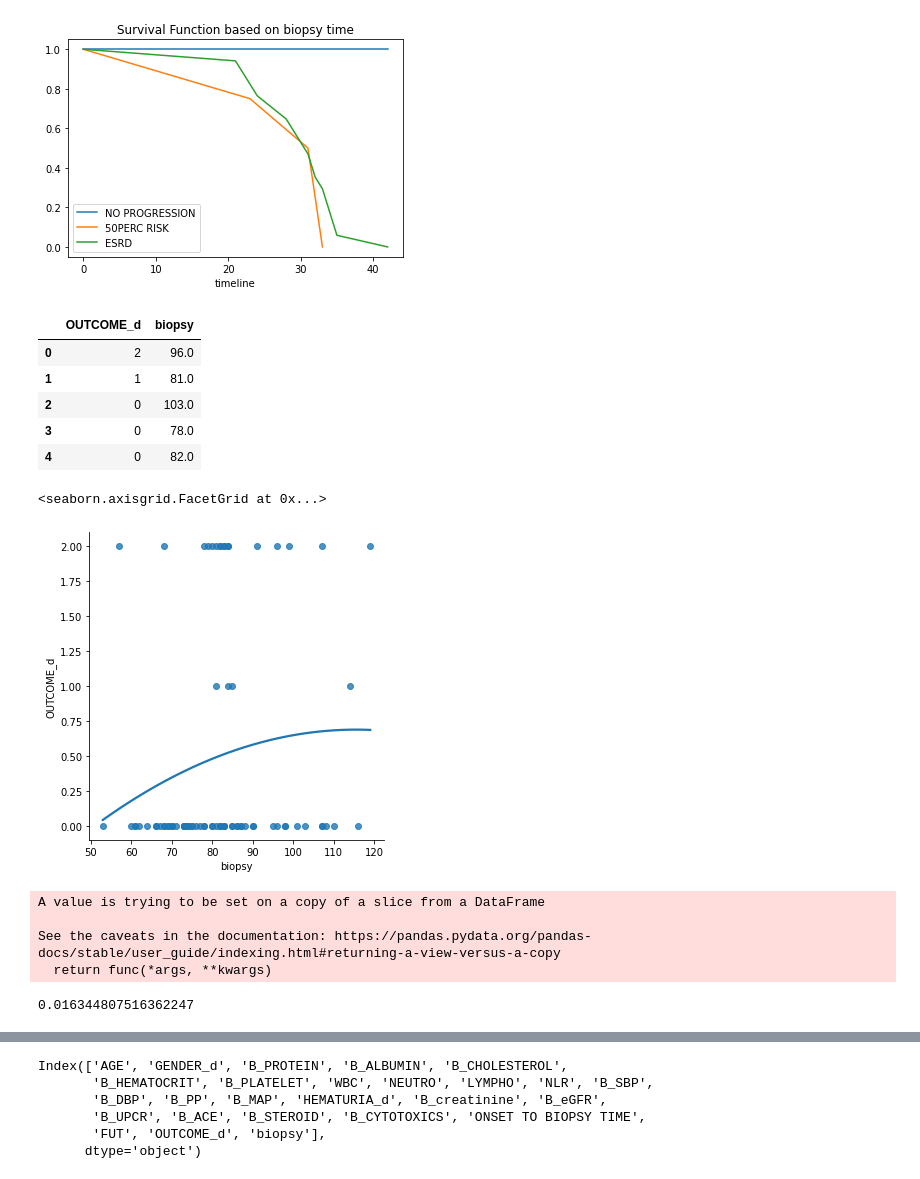
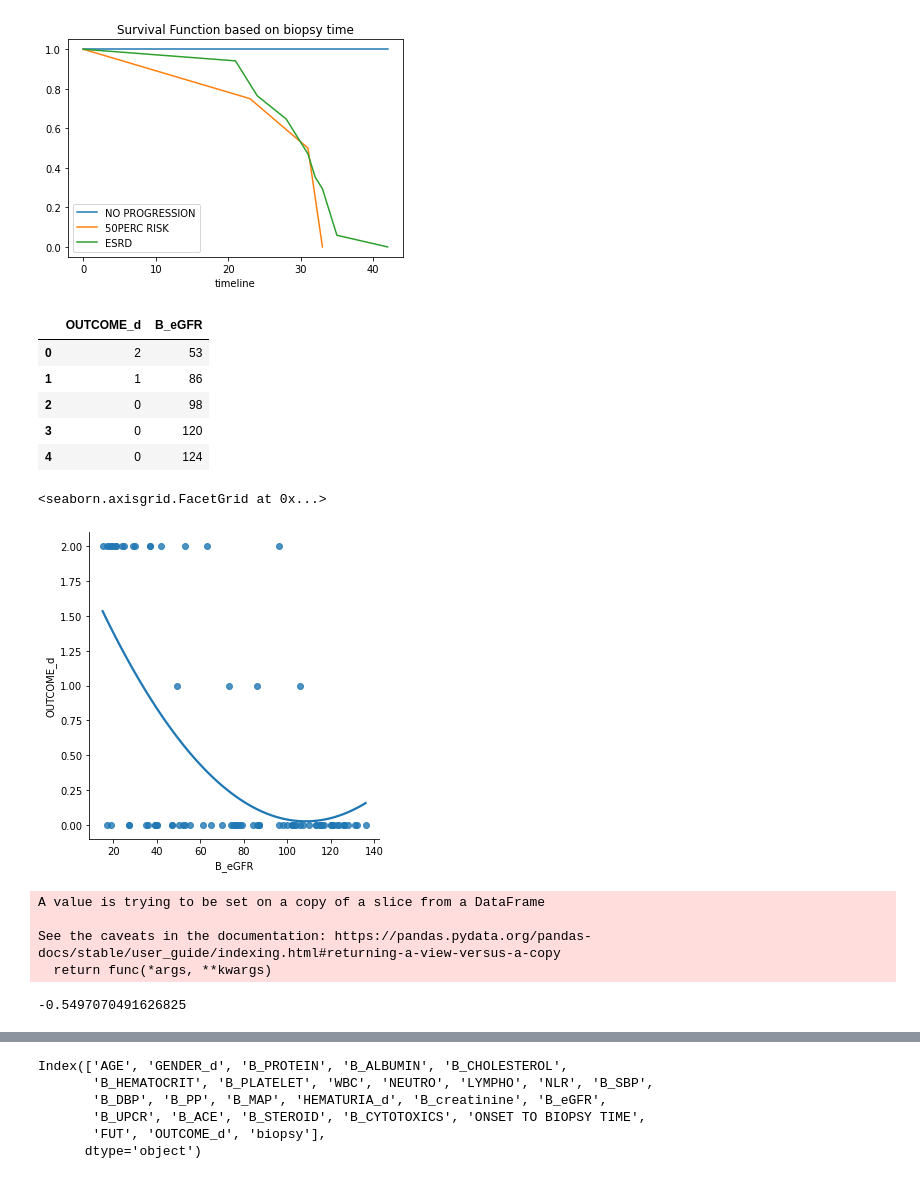
Before and after one commit to ibe-abu-chi/EXCEL-WORK, a Jupyter notebook: Copy_of_CKD_ANALYSIS.ipynb, the cells around one changed output, grey strips where cells are left out. Drawn from its saved outputs; the diff is of its cells as text; code cells hidden in the pictures.

```diff
--- a/Copy_of_CKD_ANALYSIS.ipynb
+++ b/Copy_of_CKD_ANALYSIS.ipynb
@@ -1025,29 +1025,29 @@ from sklearn import preprocessing, svm
 from sklearn.model_selection import train_test_split
 from sklearn.linear_model import LinearRegression
 # %%
-df_binary = df2[['OUTCOME_d', 'biopsy']]
+df_binary = df2[['OUTCOME_d', 'B_eGFR']]
 
 # Taking only the selected two attributes from the dataset
-df_binary.columns = ['OUTCOME_d', 'biopsy']
+df_binary.columns = ['OUTCOME_d', 'B_eGFR']
 #display the first 5 rows
 df_binary.head()
 # %% [output]
-|  | OUTCOME_d | biopsy |
-| 0 | 2 | 96.0 |
-| 1 | 1 | 81.0 |
-| 2 | 0 | 103.0 |
-| 3 | 0 | 78.0 |
-| 4 | 0 | 82.0 |
+|  | OUTCOME_d | B_eGFR |
+| 0 | 2 | 53 |
+| 1 | 1 | 86 |
+| 2 | 0 | 98 |
+| 3 | 0 | 120 |
+| 4 | 0 | 124 |
 # %%
 
 #plotting the Scatter plot to check relationship between Sal and Temp
-sns.lmplot(y ="OUTCOME_d", x ="biopsy", data = df_binary, order = 2, ci = None)
+sns.lmplot(y ="OUTCOME_d", x ="B_eGFR", data = df_binary, order = 2, ci = None)
 # %% [output]
 <seaborn.axisgrid.FacetGrid at 0x...>
-[figure, old version]
+[figure, new version]
 # %%
-X = np.array(df_binary['OUTCOME_d']).reshape(-1, 1)
-y = np.array(df_binary['biopsy']).reshape(-1, 1)
+X = np.array(df_binary['B_eGFR']).reshape(-1, 1)
+y = np.array(df_binary['OUTCOME_d']).reshape(-1, 1)
 
 # Separating the data into independent and dependent variables
 # Converting each dataframe into a numpy array
@@ -1067,7 +1067,7 @@ A value is trying to be set on a copy of a slice from a DataFrame
 
 See the caveats in the documentation: https://pandas.pydata.org/pandas-docs/stable/user_guide/indexing.html#returning-a-view-versus-a-copy
   return func(*args, **kwargs)
-0.016344807516362247
+-0.5497070491626825
 # %%
 y_pred = regr.predict(X_test)
 plt.scatter(X_test, y_test, color ='b')
```
Also changed, not shown: parts of 2 cells of this notebook.
